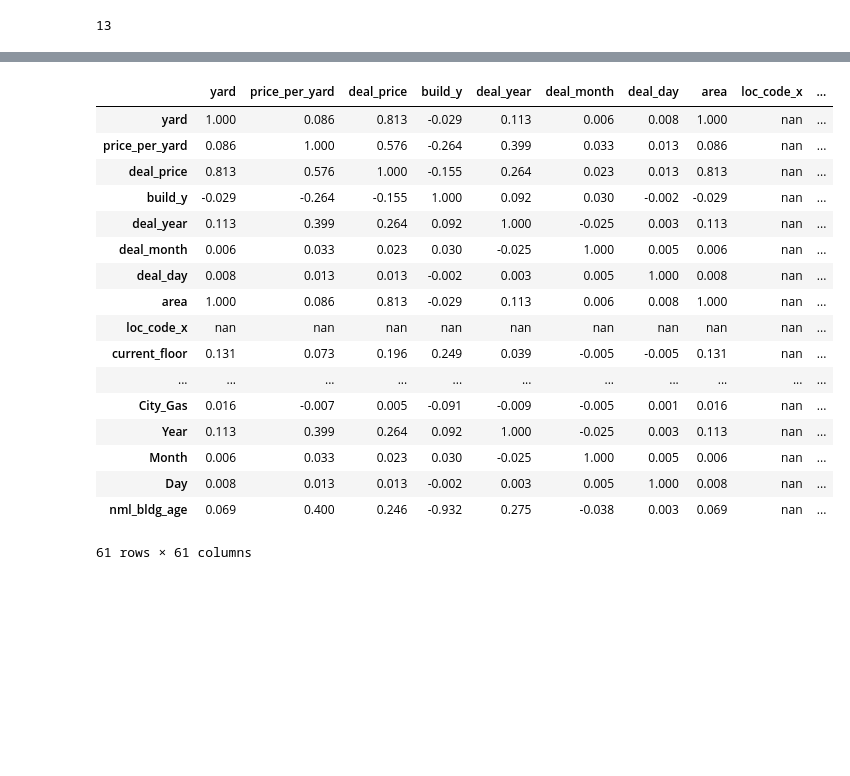
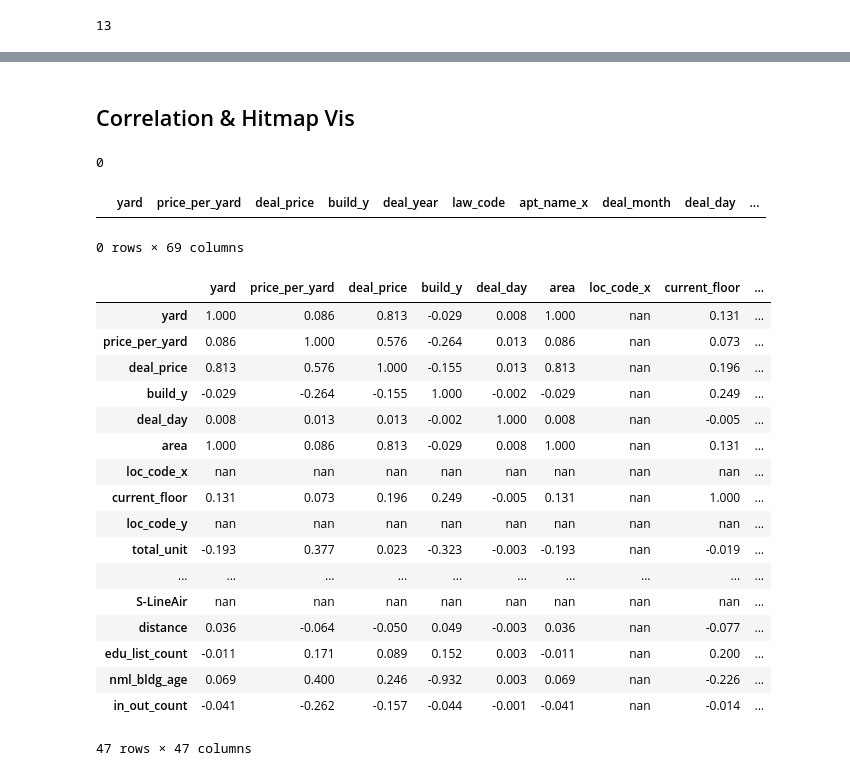
Before and after one commit to tax-k/KB_price_crawling, a Jupyter notebook: EDA and ARIMA.ipynb, the cells around one changed output, grey strips where cells are left out. Saved outputs shown, nothing was run; the diff lists cells and outputs as text; code cells hidden in the pictures; blank space fills up the shorter version.

```diff
--- a/EDA and ARIMA.ipynb
+++ b/EDA and ARIMA.ipynb
@@ -304,0 +377,2 @@ Name: law_code, dtype: int64
+# %%
+in_out_merged_df = in_out_merged_df.drop(['year', 'month'], axis=1)
@@ -305,3 +432,5 @@ Name: law_code, dtype: int64
+# %%
+in_out_merged_df = in_out_merged_df.drop(['IND_LPG','IND_Oil','IND_ETC','IND_GAS','IND_GEO','IND_ELEC','CEN_Oil','CEN_Gas','CEN_Geo','City_LPG','City_Gas'], axis=1)
 # %%
 sns.countplot(state_ts.law_code, order = state_ts['law_code'].value_counts().index)
 # %% [output]
@@ -367,23 +513,40 @@ plt.show()
+# %% [markdown]
+## Correlation & Hitmap Vis
+# %%
+cond = in_out_merged_df['in_out_count'].isnull()
+column_name = 'in_out_count'
+in_out_merged_df.loc[cond, column_name] = "0"
+# %%
+in_out_merged_df.in_out_count.isnull().sum()
+# %% [output]
+0
+# %%
+in_out_merged_df[:][in_out_merged_df["in_out_count"].isnull()]
+# %% [output]
+|  | yard | price_per_yard | deal_price | build_y | deal_year | law_code | apt_name_x | deal_month | deal_day | ... |
+0 rows × 69 columns
+# %%
+in_out_merged_df.loc[:, column_name] = in_out_merged_df.in_out_count.astype(int)
 # %%
-state_ts.corr()
+in_out_merged_df.corr()
 # %% [output]
-|  | yard | price_per_yard | deal_price | build_y | deal_year | deal_month | deal_day | area | loc_code_x | ... |
-| yard | 1.000 | 0.086 | 0.813 | -0.029 | 0.113 | 0.006 | 0.008 | 1.000 | nan | ... |
-| price_per_yard | 0.086 | 1.000 | 0.576 | -0.264 | 0.399 | 0.033 | 0.013 | 0.086 | nan | ... |
-| deal_price | 0.813 | 0.576 | 1.000 | -0.155 | 0.264 | 0.023 | 0.013 | 0.813 | nan | ... |
-| build_y | -0.029 | -0.264 | -0.155 | 1.000 | 0.092 | 0.030 | -0.002 | -0.029 | nan | ... |
-| deal_year | 0.113 | 0.399 | 0.264 | 0.092 | 1.000 | -0.025 | 0.003 | 0.113 | nan | ... |
-| deal_month | 0.006 | 0.033 | 0.023 | 0.030 | -0.025 | 1.000 | 0.005 | 0.006 | nan | ... |
-| deal_day | 0.008 | 0.013 | 0.013 | -0.002 | 0.003 | 0.005 | 1.000 | 0.008 | nan | ... |
-| area | 1.000 | 0.086 | 0.813 | -0.029 | 0.113 | 0.006 | 0.008 | 1.000 | nan | ... |
-| loc_code_x | nan | nan | nan | nan | nan | nan | nan | nan | nan | ... |
-| current_floor | 0.131 | 0.073 | 0.196 | 0.249 | 0.039 | -0.005 | -0.005 | 0.131 | nan | ... |
-| ... | ... | ... | ... | ... | ... | ... | ... | ... | ... | ... |
-| City_Gas | 0.016 | -0.007 | 0.005 | -0.091 | -0.009 | -0.005 | 0.001 | 0.016 | nan | ... |
-| Year | 0.113 | 0.399 | 0.264 | 0.092 | 1.000 | -0.025 | 0.003 | 0.113 | nan | ... |
-| Month | 0.006 | 0.033 | 0.023 | 0.030 | -0.025 | 1.000 | 0.005 | 0.006 | nan | ... |
-| Day | 0.008 | 0.013 | 0.013 | -0.002 | 0.003 | 0.005 | 1.000 | 0.008 | nan | ... |
-| nml_bldg_age | 0.069 | 0.400 | 0.246 | -0.932 | 0.275 | -0.038 | 0.003 | 0.069 | nan | ... |
+|  | yard | price_per_yard | deal_price | build_y | deal_day | area | loc_code_x | current_floor | ... |
+| yard | 1.000 | 0.086 | 0.813 | -0.029 | 0.008 | 1.000 | nan | 0.131 | ... |
+| price_per_yard | 0.086 | 1.000 | 0.576 | -0.264 | 0.013 | 0.086 | nan | 0.073 | ... |
+| deal_price | 0.813 | 0.576 | 1.000 | -0.155 | 0.013 | 0.813 | nan | 0.196 | ... |
+| build_y | -0.029 | -0.264 | -0.155 | 1.000 | -0.002 | -0.029 | nan | 0.249 | ... |
+| deal_day | 0.008 | 0.013 | 0.013 | -0.002 | 1.000 | 0.008 | nan | -0.005 | ... |
+| area | 1.000 | 0.086 | 0.813 | -0.029 | 0.008 | 1.000 | nan | 0.131 | ... |
+| loc_code_x | nan | nan | nan | nan | nan | nan | nan | nan | ... |
+| current_floor | 0.131 | 0.073 | 0.196 | 0.249 | -0.005 | 0.131 | nan | 1.000 | ... |
+| loc_code_y | nan | nan | nan | nan | nan | nan | nan | nan | ... |
+| total_unit | -0.193 | 0.377 | 0.023 | -0.323 | -0.003 | -0.193 | nan | -0.019 | ... |
+| ... | ... | ... | ... | ... | ... | ... | ... | ... | ... |
+| S-LineAir | nan | nan | nan | nan | nan | nan | nan | nan | ... |
+| distance | 0.036 | -0.064 | -0.050 | 0.049 | -0.003 | 0.036 | nan | -0.077 | ... |
+| edu_list_count | -0.011 | 0.171 | 0.089 | 0.152 | 0.003 | -0.011 | nan | 0.200 | ... |
+| nml_bldg_age | 0.069 | 0.400 | 0.246 | -0.932 | 0.003 | 0.069 | nan | -0.226 | ... |
+| in_out_count | -0.041 | -0.262 | -0.157 | -0.044 | -0.001 | -0.041 | nan | -0.014 | ... |
-61 rows × 61 columns
+47 rows × 47 columns
 # %%
 plt.figure(figsize=(35, 35))
```
Also changed, not shown: parts of 39 cells of this notebook.
